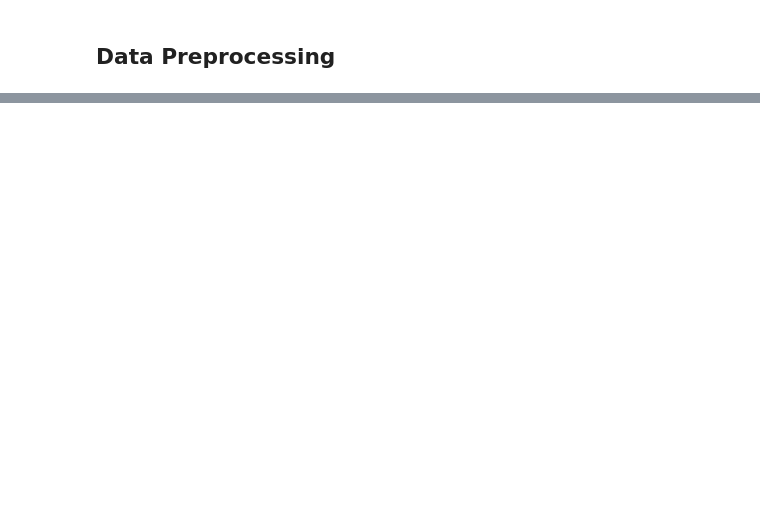
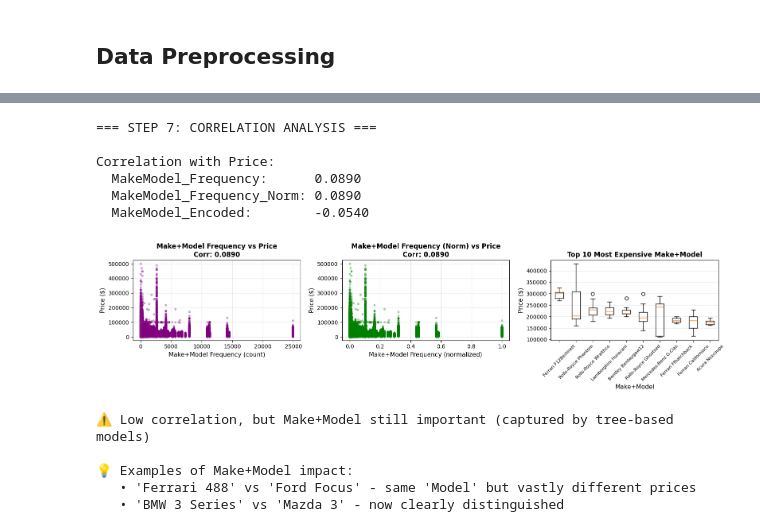
Before and after one commit to prettycoolflacko/Used_car_prediction-DS, a Jupyter notebook: cars.ipynb, the cells around one changed output, grey strips where cells are left out. Saved outputs shown, nothing was run; the diff lists cells and outputs as text; code cells hidden in the pictures; blank space fills up the shorter version.

```diff
--- a/cars.ipynb
+++ b/cars.ipynb
@@ -217,0 +501,67 @@ for _, row in clean_examples.iterrows():
+# %%
+# Step 7: Correlation Analysis (Make+Model vs Price)
+print("\n=== STEP 7: CORRELATION ANALYSIS ===\n")
+
+# Check correlation with Price
+freq_corr = df_clean[['MakeModel_Frequency', 'Price']].corr().iloc[0, 1]
+freq_norm_corr = df_clean[['MakeModel_Frequency_Norm', 'Price']].corr().iloc[0, 1]
+encoded_corr = df_clean[['MakeModel_Encoded', 'Price']].corr().iloc[0, 1]
+
+print(f"Correlation with Price:")
+print(f"  MakeModel_Frequency:      {freq_corr:.4f}")
+print(f"  MakeModel_Frequency_Norm: {freq_norm_corr:.4f}")
+print(f"  MakeModel_Encoded:        {encoded_corr:.4f}")
+
+# Visualize relationship
+fig, axes = plt.subplots(1, 3, figsize=(16, 4))
+
+# MakeModel Frequency vs Price
+axes[0].scatter(df_clean['MakeModel_Frequency'], df_clean['Price'], alpha=0.3, s=10, color='purple')
+axes[0].set_xlabel('Make+Model Frequency (count)', fontsize=11)
+axes[0].set_ylabel('Price ($)', fontsize=11)
+axes[0].set_title(f'Make+Model Frequency vs Price\nCorr: {freq_corr:.4f}', fontsize=12, fontweight='bold')
+axes[0].grid(True, alpha=0.3)
+
+# MakeModel Frequency Normalized vs Price
+axes[1].scatter(df_clean['MakeModel_Frequency_Norm'], df_clean['Price'], alpha=0.3, s=10, color='green')
+axes[1].set_xlabel('Make+Model Frequency (normalized)', fontsize=11)
+axes[1].set_ylabel('Price ($)', fontsize=11)
+axes[1].set_title(f'Make+Model Frequency (Norm) vs Price\nCorr: {freq_norm_corr:.4f}', fontsize=12, fontweight='bold')
+axes[1].grid(True, alpha=0.3)
+
+# Boxplot: Top 10 Make+Model by average price
+top_makemodels = df_clean.groupby('MakeModel_Filtered')['Price'].mean().nlargest(10)
+top_makemodel_data = df_clean[df_clean['MakeModel_Filtered'].isin(top_makemodels.index)]
+axes[2].boxplot([top_makemodel_data[top_makemodel_data['MakeModel_Filtered'] == mm]['Price'].values
+                 for mm in top_makemodels.index],
+                labels=[mm[:20] for mm in top_makemodels.index], vert=True)
+axes[2].set_xlabel('Make+Model', fontsize=11)
+axes[2].set_ylabel('Price ($)', fontsize=11)
+axes[2].set_title('Top 10 Most Expensive Make+Model', fontsize=12, fontweight='bold')
+axes[2].tick_params(axis='x', rotation=45, labelsize=8)
+axes[2].grid(True, alpha=0.3, axis='y')
+
+plt.tight_layout()
+plt.show()
+
+if abs(freq_corr) > 0.1:
+    print(f"\n✓ Make+Model Frequency shows moderate correlation with Price")
+else:
+    print(f"\n⚠ Low correlation, but Make+Model still important (captured by tree-based models)")
+
+print(f"\n💡 Examples of Make+Model impact:")
+print(f"   • 'Ferrari 488' vs 'Ford Focus' - same 'Model' but vastly different prices")
+print(f"   • 'BMW 3 Series' vs 'Mazda 3' - now clearly distinguished")
+# %% [output]
+=== STEP 7: CORRELATION ANALYSIS ===
+
+Correlation with Price:
+  MakeModel_Frequency:      0.0890
+  MakeModel_Frequency_Norm: 0.0890
+  MakeModel_Encoded:        -0.0540
+[figure, added]
+⚠ Low correlation, but Make+Model still important (captured by tree-based models)
+
+💡 Examples of Make+Model impact:
+   • 'Ferrari 488' vs 'Ford Focus' - same 'Model' but vastly different prices
+   • 'BMW 3 Series' vs 'Mazda 3' - now clearly distinguished
```
Also changed, not shown: parts of 58 cells of this notebook, 2 other files.
